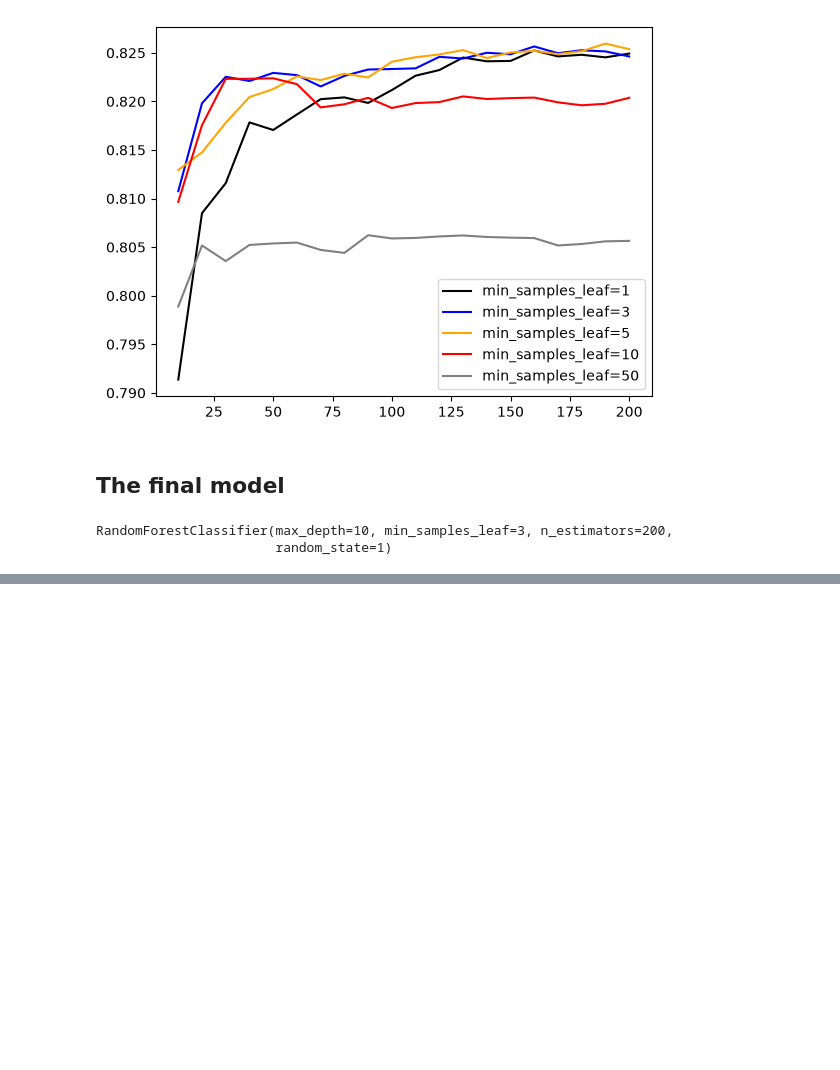
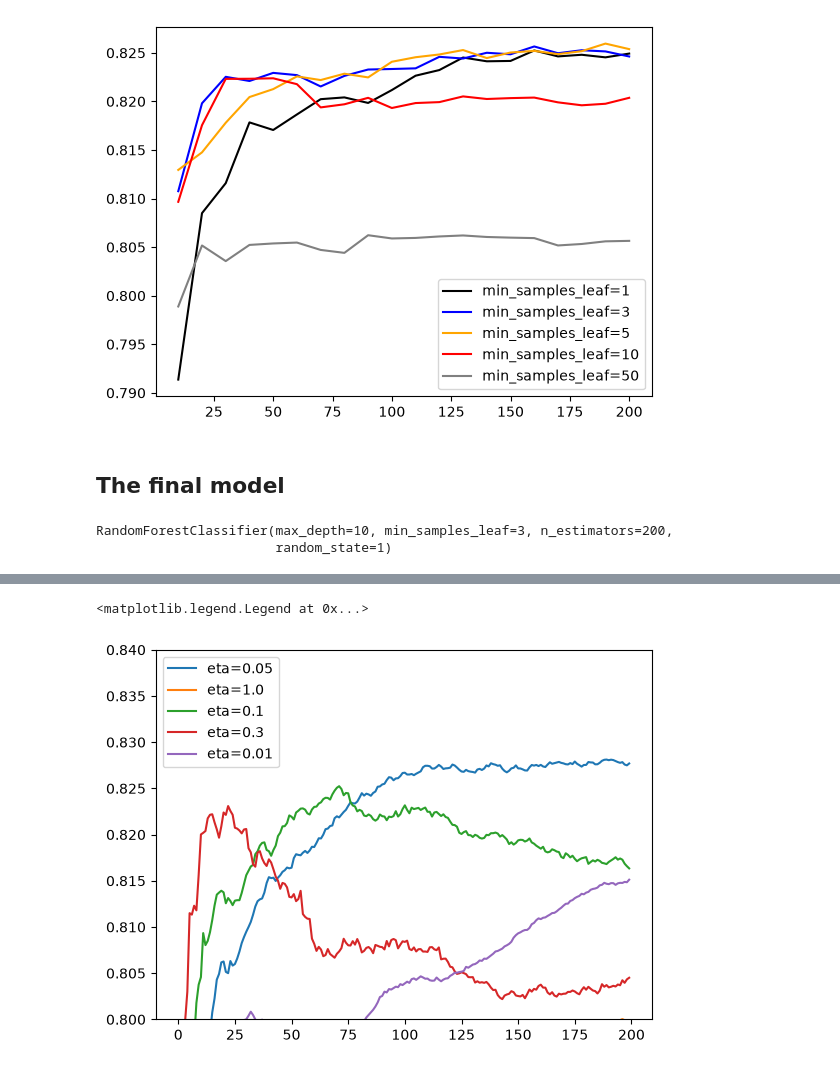
Before and after one commit to GustavoRusso/ml-zoomcamp-homework, a Jupyter notebook: 06-trees/06-trees-lectures.ipynb, the cells around one changed output, grey strips where cells are left out. Drawn from its saved outputs; the diff is of its cells as text; code cells hidden in the pictures; blank space fills up the shorter version.

```diff
--- a/06-trees/06-trees-lectures.ipynb
+++ b/06-trees/06-trees-lectures.ipynb
@@ -517,0 +626,43 @@ RandomForestClassifier(max_depth=10, min_samples_leaf=3, n_estimators=200,
+# %%
+xgb_params = {
+    'eta': 0.01,
+    'max_depth': 6,
+    'min_child_weight': 1,
+
+    'objective': 'binary:logistic',
+    'eval_metric': 'auc',
+
+    'nthread': 8,
+    'seed': 1,
+    'verbosity': 1,
+}
+
+scores = {}
+etas = {0.01, 0.05, 0.1, 0.3, 1.0}
+
+for eta in etas:
+    xgb_params['eta'] = eta
+    evals_result = {}
+
+    model = xgb.train(
+        xgb_params, dtrain,
+        num_boost_round=200,
+        verbose_eval=5,
+        evals=watchlist,
+        evals_result=evals_result
+        )
+
+    scores[f'eta={eta}'] = pd.DataFrame({
+        'num_iter': range(len(evals_result['val']['auc'])),
+        'train_auc': evals_result['train']['auc'],
+        'val_auc': evals_result['val']['auc'],
+    })
+# %%
+for key, df_score in scores.items():
+    plt.plot(df_score.num_iter, df_score.val_auc, label=key)
+
+plt.ylim(0.8, 0.84)
+plt.legend()
+# %% [output]
+<matplotlib.legend.Legend at 0x...>
+[figure, added]
```
Also changed, not shown: parts of 11 cells of this notebook, 2 other files.
